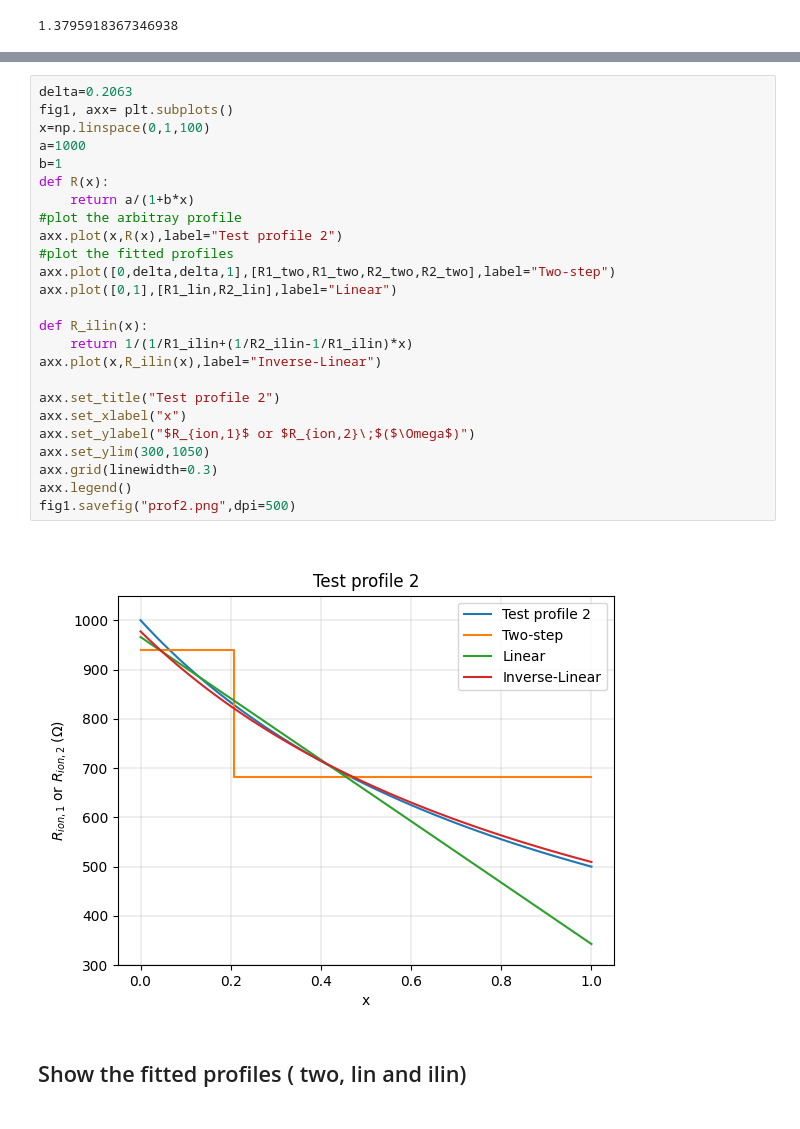
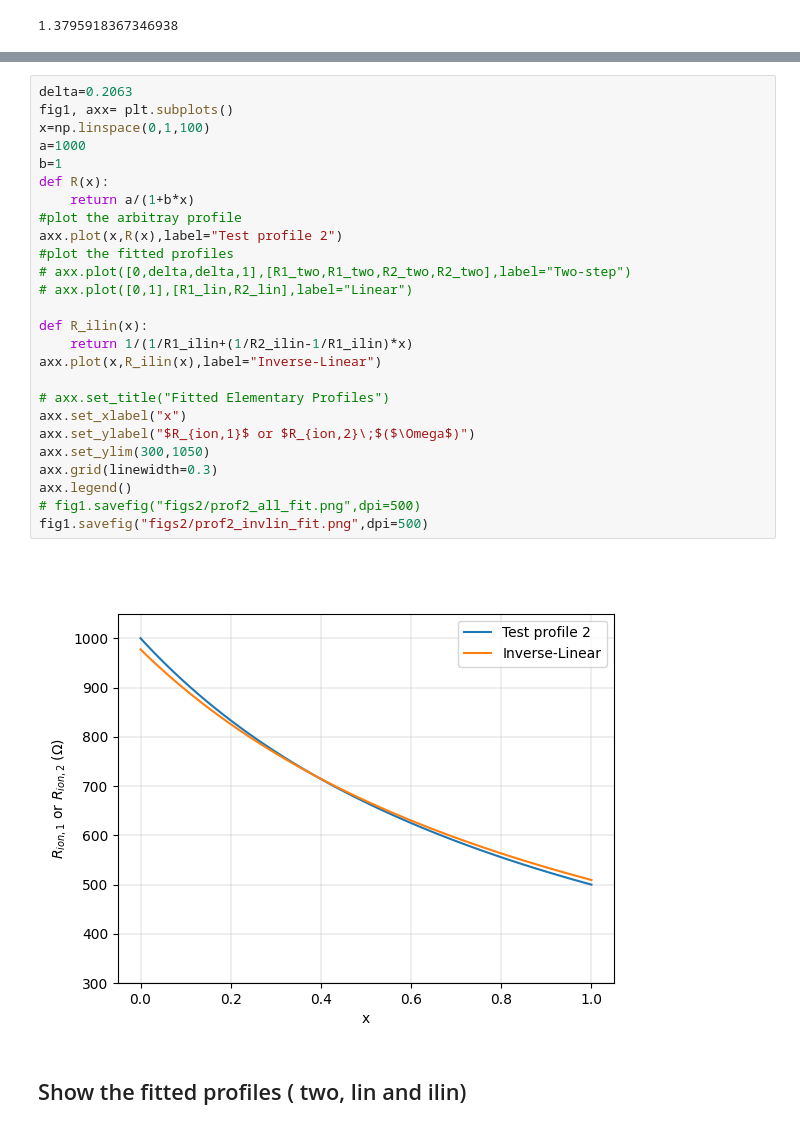
Before and after one commit to Yugal0/fitting-gen-arbitrary-eis, a Jupyter notebook: main_prof_2.ipynb, the cells around one changed output, grey strips where cells are left out. Drawn from its saved outputs; the diff is of its cells as text.

```diff
--- a/main_prof_2.ipynb
+++ b/main_prof_2.ipynb
@@ -180,30 +180,31 @@ for idx1,ax,fg,title in zip([0,1,2],(axtwo,axlin,axilin),(fig,fig1,fig2),("Two-s
 # %%
 delta=0.2063
 fig1, axx= plt.subplots()
 x=np.linspace(0,1,100)
 a=1000
 b=1
 def R(x):
     return a/(1+b*x)
 #plot the arbitray profile
 axx.plot(x,R(x),label="Test profile 2")
 #plot the fitted profiles
-axx.plot([0,delta,delta,1],[R1_two,R1_two,R2_two,R2_two],label="Two-step")
-axx.plot([0,1],[R1_lin,R2_lin],label="Linear")
+# axx.plot([0,delta,delta,1],[R1_two,R1_two,R2_two,R2_two],label="Two-step")
+# axx.plot([0,1],[R1_lin,R2_lin],label="Linear")
 
 def R_ilin(x):
     return 1/(1/R1_ilin+(1/R2_ilin-1/R1_ilin)*x)
 axx.plot(x,R_ilin(x),label="Inverse-Linear")
 
-axx.set_title("Test profile 2")
+# axx.set_title("Fitted Elementary Profiles")
 axx.set_xlabel("x")
 axx.set_ylabel("$R_{ion,1}$ or $R_{ion,2}\;$($\Omega$)")
 axx.set_ylim(300,1050)
 axx.grid(linewidth=0.3)
 axx.legend()
-fig1.savefig("prof2.png",dpi=500)
+# fig1.savefig("figs2/prof2_all_fit.png",dpi=500)
+fig1.savefig("figs2/prof2_invlin_fit.png",dpi=500)
 # %% [output]
-[figure, old version]
+[figure, new version]
 # %% [markdown]
 ## Show the fitted profiles ( two, lin and ilin)
 # %%
```
Also changed, not shown: parts of 3 cells of this notebook, 26 other files.
